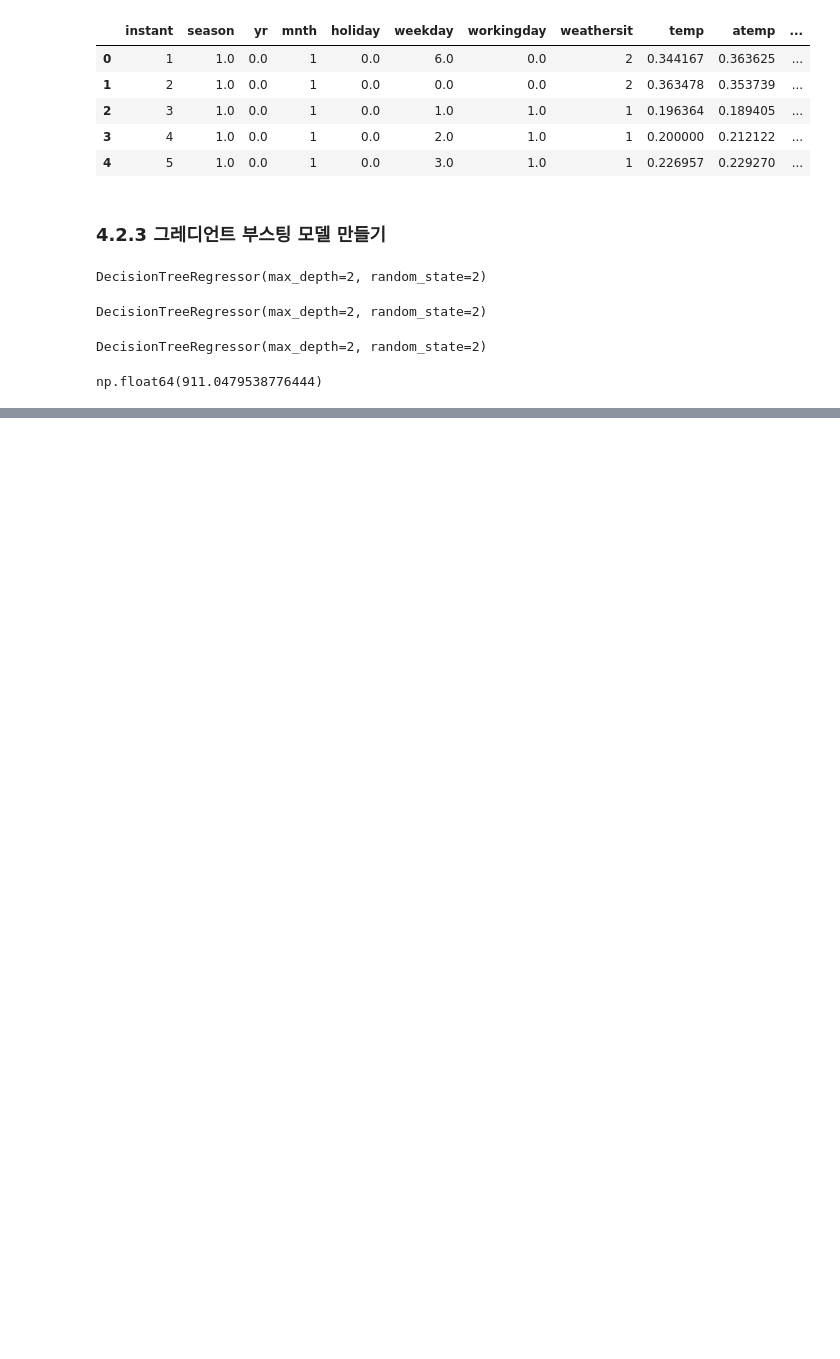
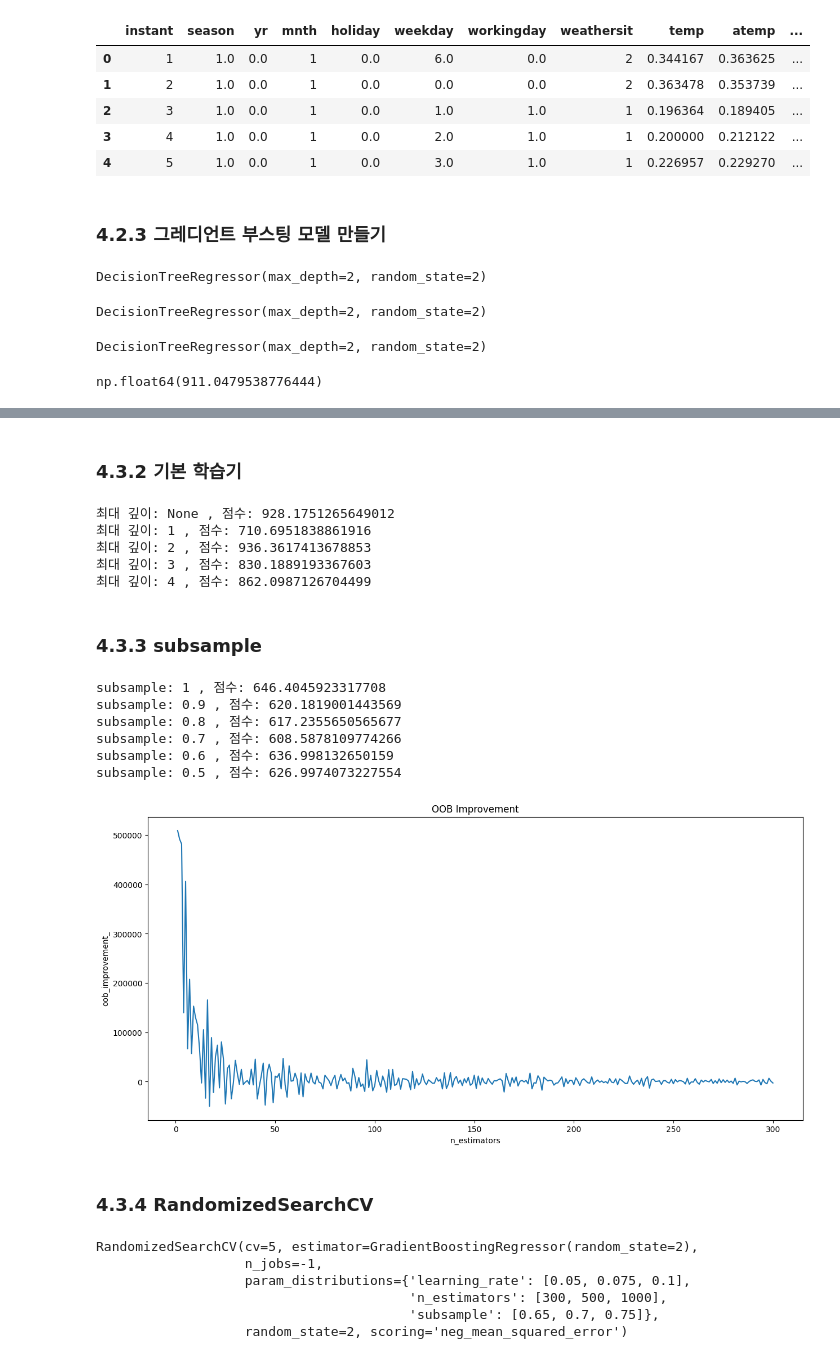
Before and after one commit to leehosung/xgboost, a Jupyter notebook: chapter4.ipynb, the cells around one changed output, grey strips where cells are left out. Drawn from its saved outputs; the diff is of its cells as text; code cells hidden in the pictures; blank space fills up the shorter version.

```diff
--- a/chapter4.ipynb
+++ b/chapter4.ipynb
@@ -72,0 +110,9 @@ np.float64(911.0479538776444)
+# %%
+learning_rate_values = [0.001, 0.01, 0.05, 0.1, 0.15, 0.2, 0.3, 0.5, 1.0]
+# %%
+for value in learning_rate_values:
+    gbr = GradientBoostingRegressor(max_depth=2, n_estimators=300, random_state=2, learning_rate=value)
+    gbr.fit(X_train, y_train)
+    y_pred = gbr.predict(X_test)
+    rmse = MSE(y_test, y_pred)**0.5
+    print('학습률:', value, ', 점수:', rmse)
@@ -72,0 +129,18 @@ np.float64(911.0479538776444)
+# %% [markdown]
+### 4.3.2 기본 학습기
+# %%
+depths = [None, 1, 2, 3, 4]
+for depth in depths:
+    gbr = GradientBoostingRegressor(max_depth=depth, n_estimators=300, random_state=2, learning_rate=value)
+    gbr.fit(X_train, y_train)
+    y_pred = gbr.predict(X_test)
+    rmse = MSE(y_test, y_pred)**0.5
+    print('최대 깊이:', depth, ', 점수:', rmse)
+# %% [output]
+최대 깊이: None , 점수: 928.1751265649012
+최대 깊이: 1 , 점수: 710.6951838861916
+최대 깊이: 2 , 점수: 936.3617413678853
+최대 깊이: 3 , 점수: 830.1889193367603
+최대 깊이: 4 , 점수: 862.0987126704499
+# %% [markdown]
+### 4.3.3 subsample
@@ -72,0 +149,26 @@ np.float64(911.0479538776444)
+# %%
+samples = [1, 0.9, 0.8, 0.7, 0.6, 0.5]
+for sample in samples:
+    gbr = GradientBoostingRegressor(max_depth=3, n_estimators=300, subsample=sample, random_state=2)
+    gbr.fit(X_train, y_train)
+    y_pred = gbr.predict(X_test)
+    rmse = MSE(y_test, y_pred)**0.5
+    print('subsample:', sample, ', 점수:', rmse)
+# %% [output]
+subsample: 1 , 점수: 646.4045923317708
+subsample: 0.9 , 점수: 620.1819001443569
+subsample: 0.8 , 점수: 617.2355650565677
+subsample: 0.7 , 점수: 608.5878109774266
+subsample: 0.6 , 점수: 636.998132650159
+subsample: 0.5 , 점수: 626.9974073227554
+# %%
+plt.figure(figsize=(15, 7))
+plt.plot(range(1, 301), gbr.oob_improvement_)
+plt.xlabel('n_estimators')
+plt.ylabel('oob_improvement_')
+plt.title('OOB Improvement')
+plt.show()
+# %% [output]
+[figure, added]
+# %% [markdown]
+### 4.3.4 RandomizedSearchCV
@@ -72,0 +184,9 @@ np.float64(911.0479538776444)
+# %%
+rand_reg.fit(X_train, y_train)
+# %% [output]
+RandomizedSearchCV(cv=5, estimator=GradientBoostingRegressor(random_state=2),
+                   n_jobs=-1,
+                   param_distributions={'learning_rate': [0.05, 0.075, 0.1],
+                                        'n_estimators': [300, 500, 1000],
+                                        'subsample': [0.65, 0.7, 0.75]},
+                   random_state=2, scoring='neg_mean_squared_error')
```
Also changed, not shown: parts of 34 cells of this notebook, 1 other file.
